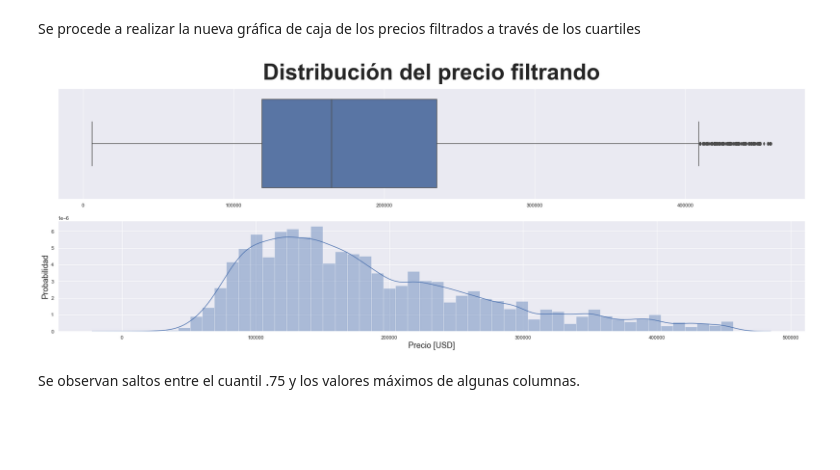
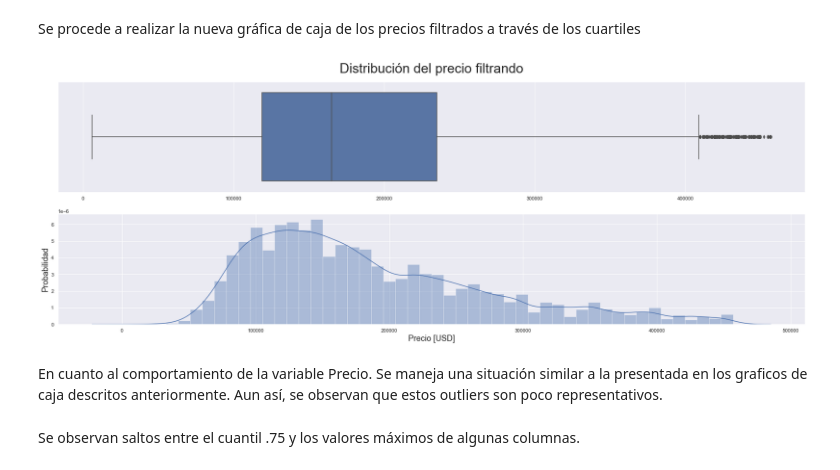
Before and after one commit to jeanpierec/ljpiere_projects, a Jupyter notebook: Proyecto1_Properati/DS_Proyecto_01.ipynb, the cells around one changed output. Saved outputs shown, nothing was run; the diff lists cells and outputs as text; code cells hidden in the pictures; blank space fills up the shorter version.

```diff
--- a/Proyecto1_Properati/DS_Proyecto_01.ipynb
+++ b/Proyecto1_Properati/DS_Proyecto_01.ipynb
@@ -700,21 +721,23 @@ Se procede a realizar la nueva gráfica de caja de los precios filtrados a trav
 # %%
 import warnings
 warnings.simplefilter(action="ignore", category=FutureWarning)
 
 plt.figure(figsize = (30,10))
 
 plt.subplot(2,1,1)
 sns.boxplot(data_properati.price)
 plt.xlabel("")
-plt.title('Distribución del precio filtrando', weight=600, size = 50, pad = 20)
+plt.title('Distribución del precio filtrando', weight=50, size = 30, pad = 20)
 plt.subplot(2,1,2)
 sns.distplot(data_properati.price, kde = True, hist = True)
 
 plt.xlabel('Precio [USD]', size = 18)
 plt.ylabel('Probabilidad', size = 18)
 plt.show()
 # %% [output]
-[figure, old version]
+[figure, new version]
+# %% [markdown]
+En cuanto al comportamiento de la variable Precio. Se maneja una situación similar a la presentada en los graficos de caja descritos anteriormente. Aun así, se observan que estos outliers son poco representativos.
 # %% [markdown]
 Se observan saltos entre el cuantil .75 y los valores máximos de algunas columnas.
 # %%
```
Also changed, not shown: parts of 192 cells of this notebook.
